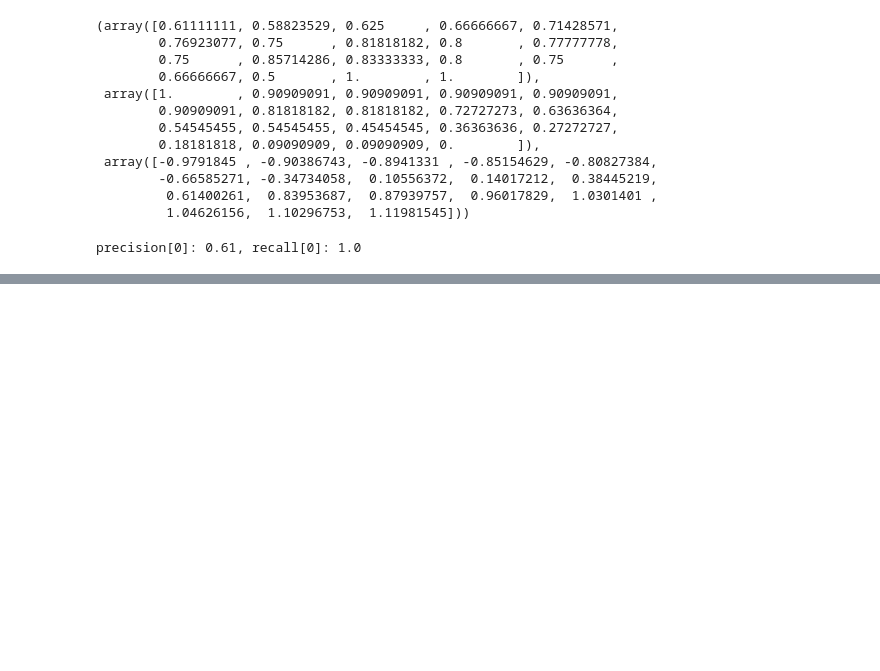
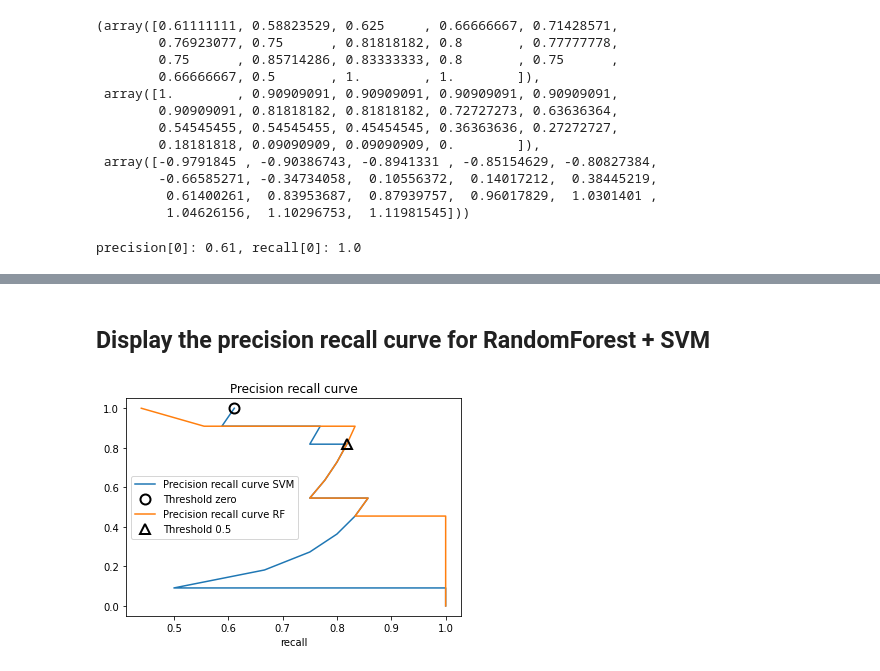
Before and after one commit to kcelia/Reminder, a Jupyter notebook: Maths/Precision_Recall_Curve.ipynb, the cells around one changed output, grey strips where cells are left out. Cells and saved outputs as stored; diff of their text form; code cells hidden in the pictures; blank space fills up the shorter version.

```diff
--- a/Maths/Precision_Recall_Curve.ipynb
+++ b/Maths/Precision_Recall_Curve.ipynb
@@ -76,0 +126,18 @@ plt.show()
+# %% [markdown]
+## Display the precision recall curve for RandomForest + SVM
+# %%
+plt.plot(precision, recall, label="Precision recall curve SVM")
+plt.plot(precision[close_zero], recall[close_zero], 'o', markersize=10,
+         label="Threshold zero", fillstyle="none", c='k', mew=2)
+
+plt.plot(precision_rf, recall_rf, label="Precision recall curve RF")
+plt.plot(precision_rf[close_zero_rf], recall_rf[close_zero_rf], '^', markersize=10,
+         label="Threshold 0.5", fillstyle="none", c='k', mew=2)
+
+plt.title('Precision recall curve')
+plt.xlabel('Precision')
+plt.xlabel('recall')
+plt.legend(loc="best")
+plt.show()
+# %% [output]
+[figure, added]
```
Also changed, not shown: parts of 12 cells of this notebook.
